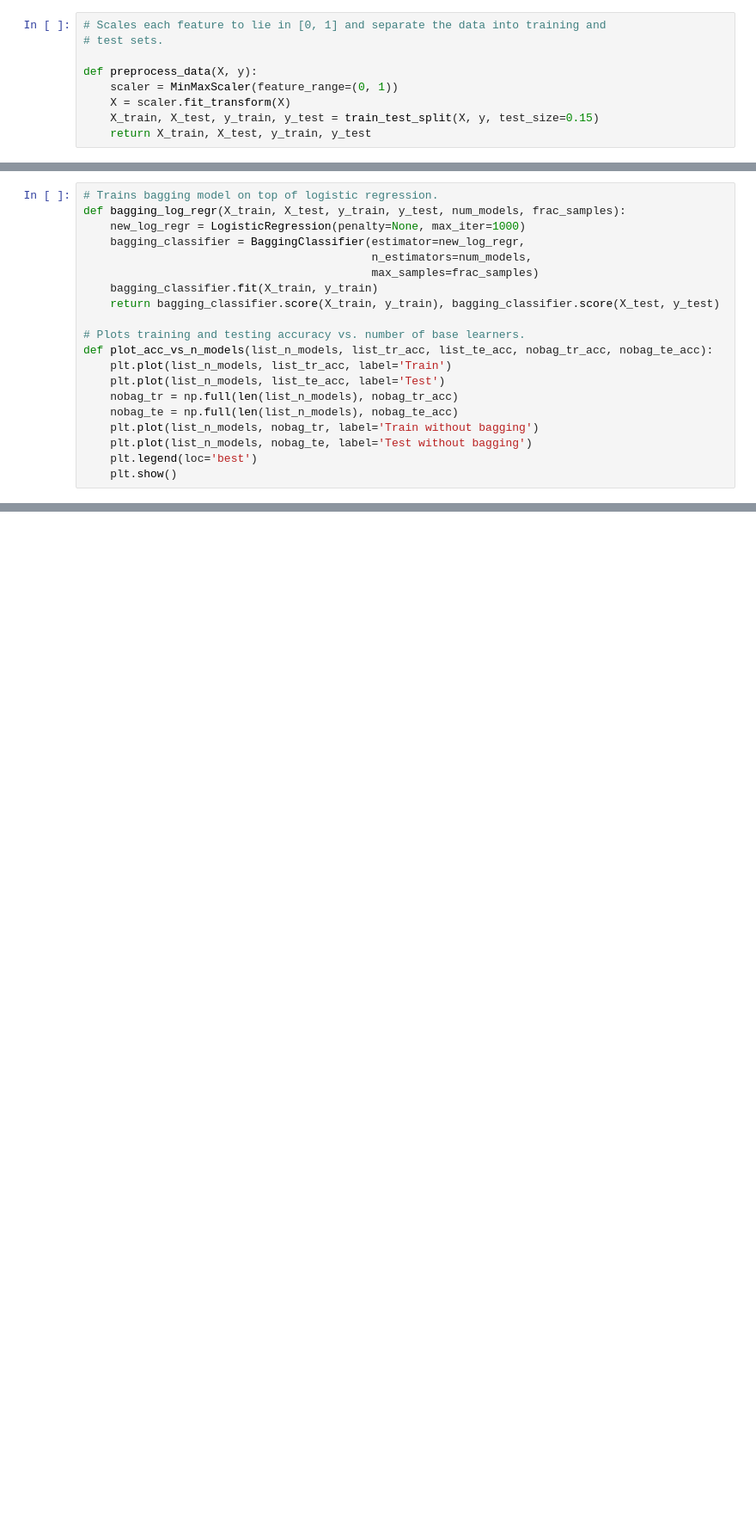
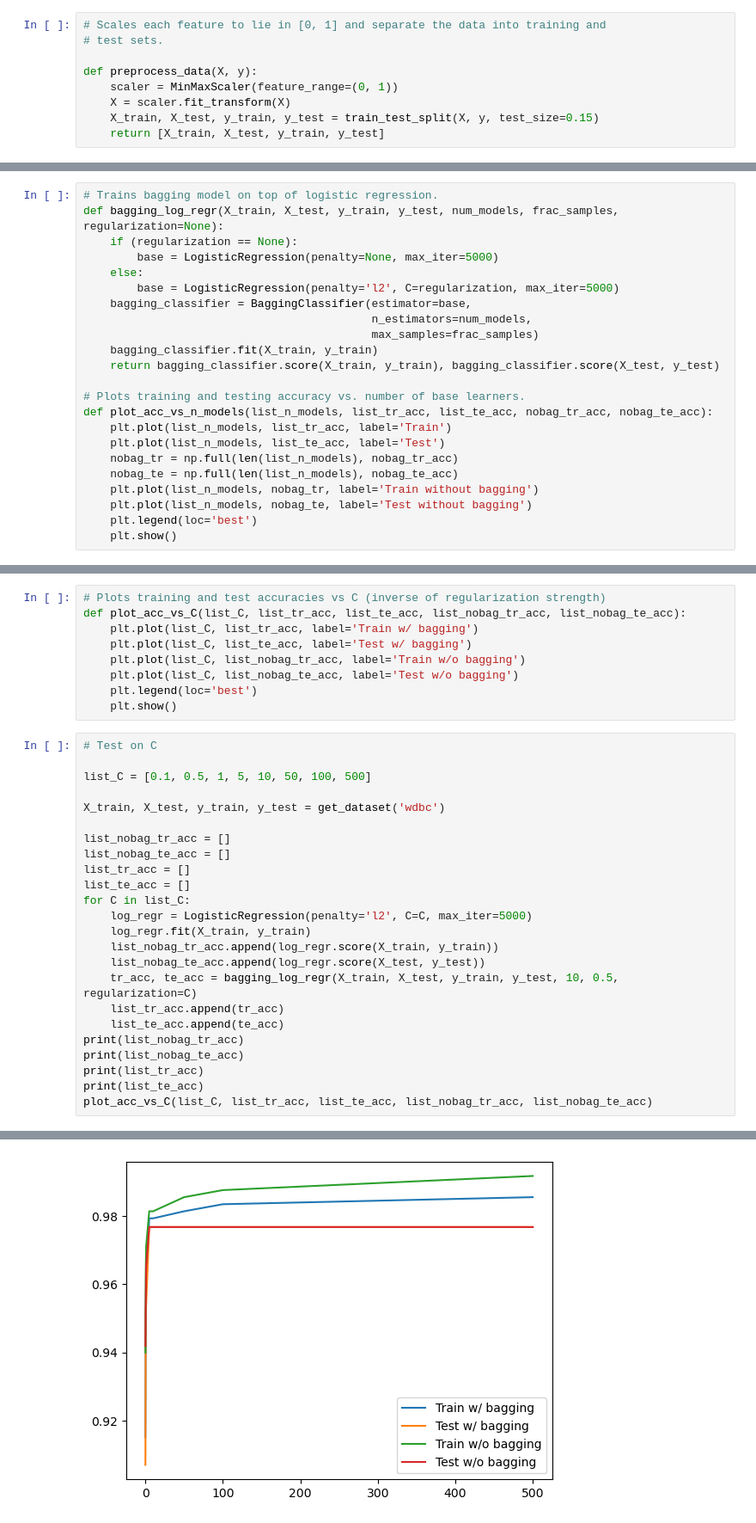
Before and after one commit to csci-567-project-KNQM/bagging-vs-boosting, a Jupyter notebook: main.ipynb, the cells around one changed output, grey strips where cells are left out. Shown: that part at 86% size. Drawn from its saved outputs; the diff is of its cells as text; blank space fills up the shorter version.

Commit message:
reorganized code and added test on regularization

```diff
--- a/main.ipynb
+++ b/main.ipynb
@@ -18,5 +18,5 @@ def preprocess_data(X, y):
     scaler = MinMaxScaler(feature_range=(0, 1))
     X = scaler.fit_transform(X)
     X_train, X_test, y_train, y_test = train_test_split(X, y, test_size=0.15)
-    return X_train, X_test, y_train, y_test
+    return [X_train, X_test, y_train, y_test]
 # %%
@@ -37,8 +46,11 @@ X_train_arrh, X_test_arrh, y_train_arrh, y_test_arrh = preprocess_data(X, y)
 # %%
 # Trains bagging model on top of logistic regression.
-def bagging_log_regr(X_train, X_test, y_train, y_test, num_models, frac_samples):
-    new_log_regr = LogisticRegression(penalty=None, max_iter=1000)
-    bagging_classifier = BaggingClassifier(estimator=new_log_regr,
+def bagging_log_regr(X_train, X_test, y_train, y_test, num_models, frac_samples, regularization=None):
+    if (regularization == None):
+        base = LogisticRegression(penalty=None, max_iter=5000)
+    else:
+        base = LogisticRegression(penalty='l2', C=regularization, max_iter=5000)
+    bagging_classifier = BaggingClassifier(estimator=base,
                                            n_estimators=num_models,
                                            max_samples=frac_samples)
     bagging_classifier.fit(X_train, y_train)
@@ -170,3 +188,37 @@ plot_acc_vs_n_examples(list_n_examples, list_tr_acc, list_te_acc, nobag_tr_acc,
 [0.6848958333333334, 0.796875, 0.8697916666666666, 0.9401041666666666, 0.9557291666666666]
 [0.5441176470588235, 0.6176470588235294, 0.6176470588235294, 0.6323529411764706, 0.6323529411764706]
 [figure]
+# %%
+# Plots training and test accuracies vs C (inverse of regularization strength)
+def plot_acc_vs_C(list_C, list_tr_acc, list_te_acc, list_nobag_tr_acc, list_nobag_te_acc):
+    plt.plot(list_C, list_tr_acc, label='Train w/ bagging')
+    plt.plot(list_C, list_te_acc, label='Test w/ bagging')
+    plt.plot(list_C, list_nobag_tr_acc, label='Train w/o bagging')
+    plt.plot(list_C, list_nobag_te_acc, label='Test w/o bagging')
+    plt.legend(loc='best')
+    plt.show()
+# %%
+# Test on C
+
+list_C = [0.1, 0.5, 1, 5, 10, 50, 100, 500]
+
+X_train, X_test, y_train, y_test = get_dataset('wdbc')
+
+list_nobag_tr_acc = []
+list_nobag_te_acc = []
+list_tr_acc = []
+list_te_acc = []
+for C in list_C:
+    log_regr = LogisticRegression(penalty='l2', C=C, max_iter=5000)
+    log_regr.fit(X_train, y_train)
+    list_nobag_tr_acc.append(log_regr.score(X_train, y_train))
+    list_nobag_te_acc.append(log_regr.score(X_test, y_test))
+    tr_acc, te_acc = bagging_log_regr(X_train, X_test, y_train, y_test, 10, 0.5, regularization=C)
+    list_tr_acc.append(tr_acc)
+    list_te_acc.append(te_acc)
+print(list_nobag_tr_acc)
+print(list_nobag_te_acc)
+print(list_tr_acc)
+print(list_te_acc)
+plot_acc_vs_C(list_C, list_tr_acc, list_te_acc, list_nobag_tr_acc, list_nobag_te_acc)
+# %% [output]
@@ -172,0 +229 @@ plot_acc_vs_n_examples(list_n_examples, list_tr_acc, list_te_acc, nobag_tr_acc,
+[figure, added]
```
Also changed, not shown: parts of 7 cells of this notebook.
